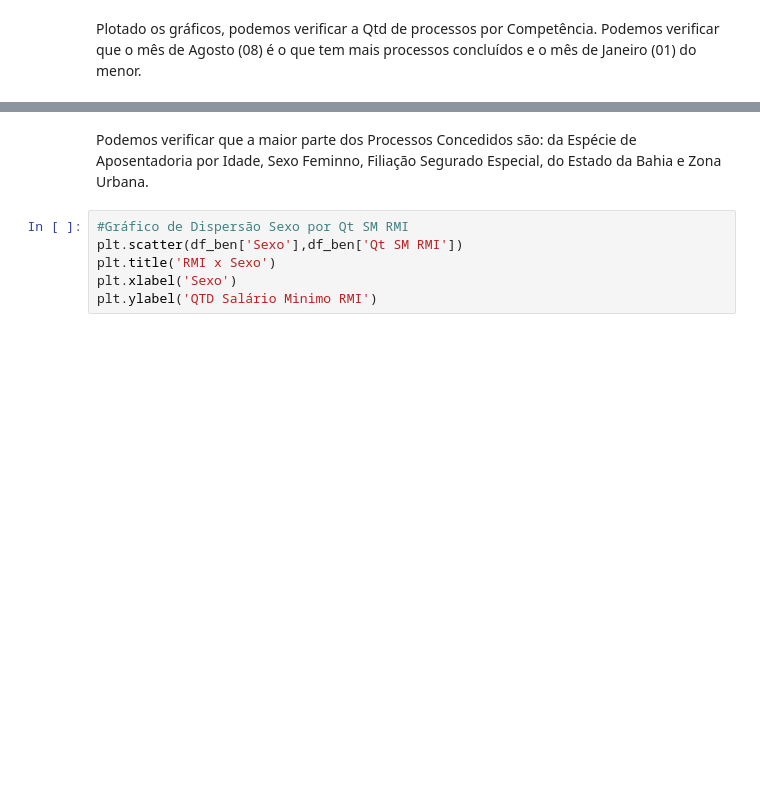
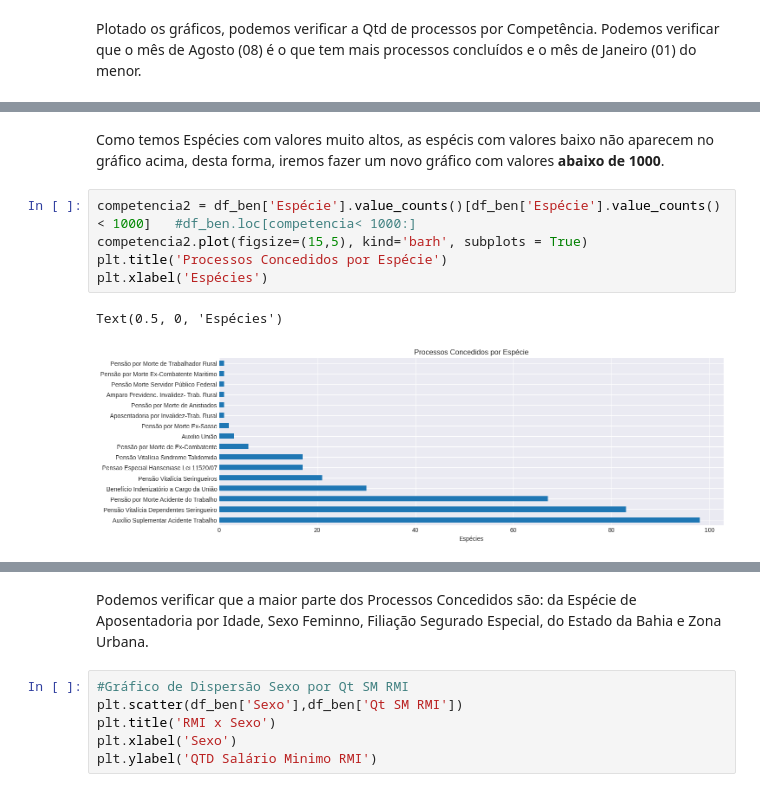
Before and after one commit to brunolunarj/cienciadedados, a Jupyter notebook: MPV2023JUD.ipynb, the cells around one changed output, grey strips where cells are left out. Cells and saved outputs as stored; diff of their text form; blank space fills up the shorter version.

```diff
--- a/MPV2023JUD.ipynb
+++ b/MPV2023JUD.ipynb
@@ -364,3 +324,13 @@ Name: Espécie, dtype: int64
+# %% [markdown]
+Como temos Espécies com valores muito altos, as espécis com valores baixo não aparecem no gráfico acima, desta forma, iremos fazer um novo gráfico com valores **abaixo de 1000**.
+# %%
+competencia2 = df_ben['Espécie'].value_counts()[df_ben['Espécie'].value_counts()< 1000]   #df_ben.loc[competencia< 1000:]
+competencia2.plot(figsize=(15,5), kind='barh', subplots = True)
+plt.title('Processos Concedidos por Espécie')
+plt.xlabel('Espécies')
+# %% [output]
+Text(0.5, 0, 'Espécies')
+[figure, added]
 # %%
 #Gráfico em Histograma de processos concluídos por Sexo
 fig, ax = plt.subplots()
```
Also changed, not shown: parts of 30 cells of this notebook.
